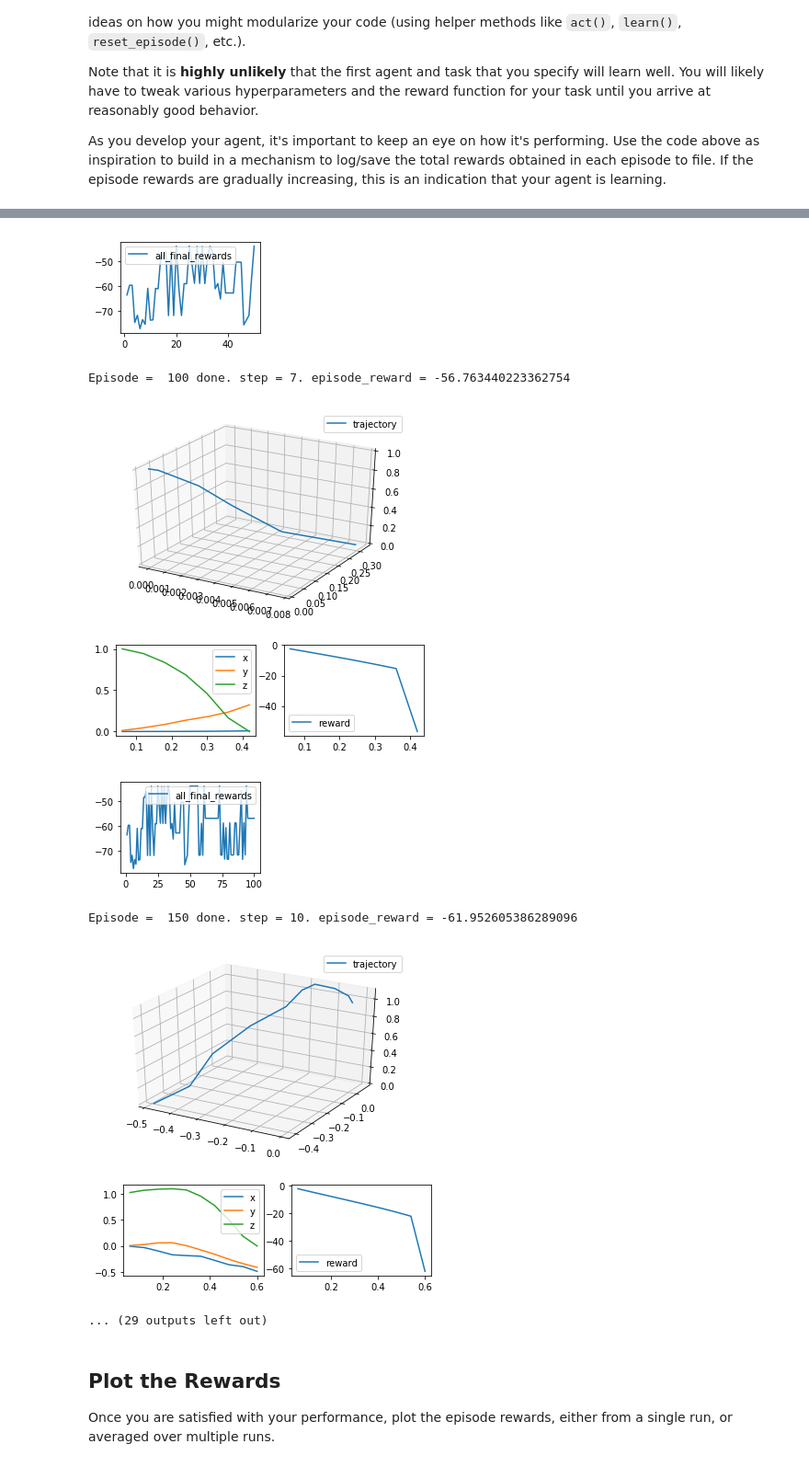
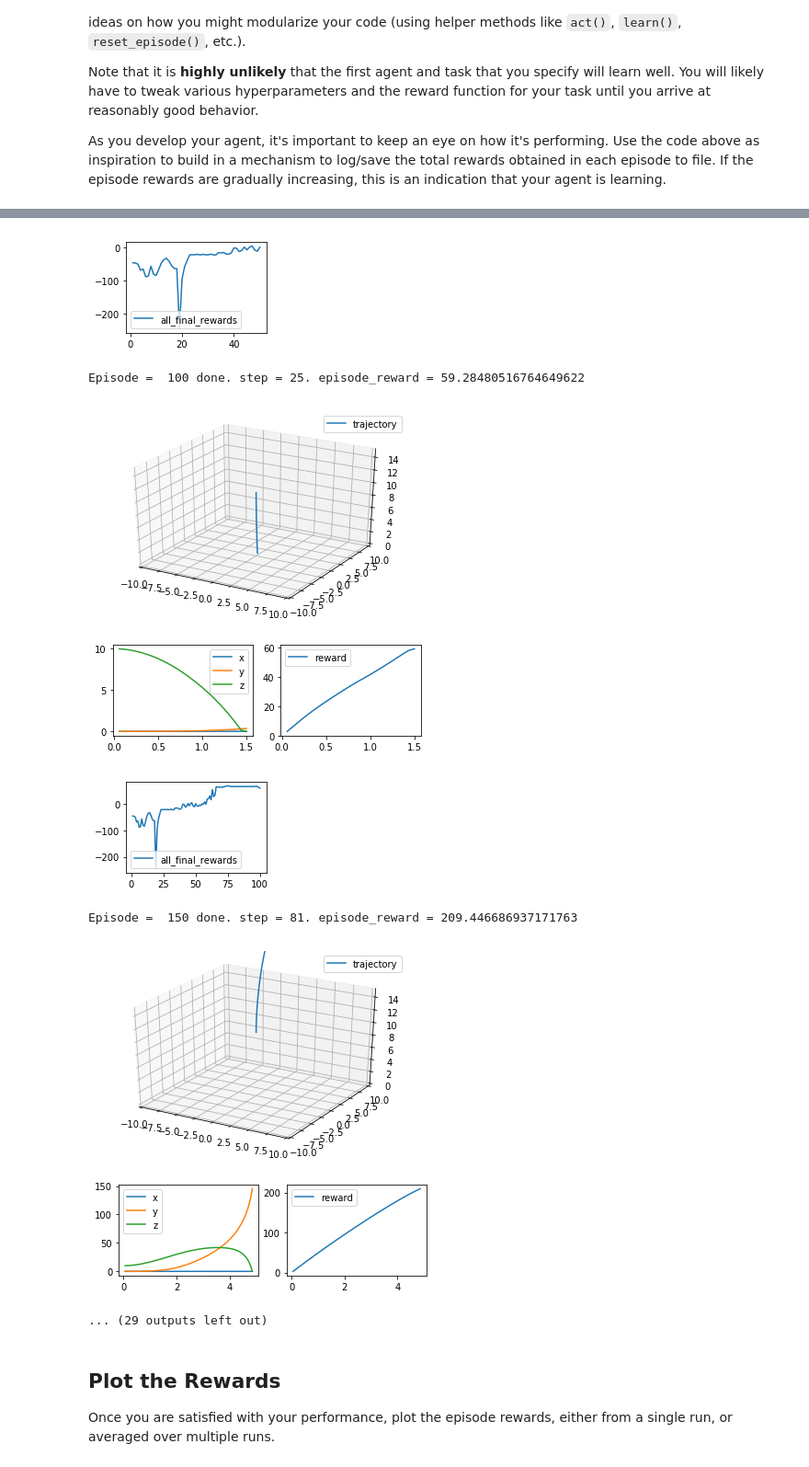
Before and after one commit to ajmssc/RL-Quadcopter-2, a Jupyter notebook: Quadcopter_Project.ipynb, the cells around one changed output, grey strips where cells are left out. Shown at 92% size. Drawn from its saved outputs; the diff is of its cells as text; code cells hidden in the pictures.

```diff
--- a/Quadcopter_Project.ipynb
+++ b/Quadcopter_Project.ipynb
@@ -224,7 +224,7 @@ from agents.agent import MyAgent
 from task import Task
 
 runtime = 5.  # time limit of the episode
-init_pose = np.array([0., 0., 1., 0., 0., 0.])  # initial position of the quadcopter in (x,y,z) dimensions and the Euler angles
+init_pose = np.array([0., 0., 10., 0., 0., 0.])  # initial position of the quadcopter in (x,y,z) dimensions and the Euler angles
 init_velocities = np.array([0., 0., 0.])  # initial velocity of the quadcopter in (x,y,z) dimensions
 init_angle_velocities = np.array([0., 0., 0.])  # initial radians/second for each of the three Euler angles
 file_output = 'data.txt'  # file name for saved results
@@ -236,7 +236,7 @@ task = Task(init_pose=init_pose,
             init_angle_velocities=init_angle_velocities,
             runtime=runtime,
             target_pos=target_pos)
-agent = MyAgent(task)
+agent = MyAgent(task, learning_rate_actor=0.0002, learning_rate_critic=0.00005, gamma=0.99, tau=0.01)
 done = False
 
 labels = ['time', 'x', 'y', 'z', 'phi', 'theta', 'psi', 'x_velocity',
@@ -278,6 +278,9 @@ for i_episode in range(1, num_episodes + 1):
                 ax = fig.gca(projection='3d')
                 ax.plot(results['x'], results['y'], results['z'], label='trajectory')
                 ax.legend()
+                plt.ylim(-10, 10)
+                plt.xlim(-10, 10)
+                ax.set_zlim(0,15)
                 plt.show()
 
                 plt.subplot(221)
@@ -309,11 +312,11 @@ Episode =   50 done. step = 7. episode_reward = -43.8212250883267954
-[figure, old version]
+[figure, new version]
-Episode =  100 done. step = 7. episode_reward = -56.763440223362754
+Episode =  100 done. step = 25. episode_reward = 59.28480516764649622
-[figure, old version]
+[figure, new version]
-[figure, old version]
+[figure, new version]
-[figure, old version]
+[figure, new version]
-Episode =  150 done. step = 10. episode_reward = -61.952605386289096
+Episode =  150 done. step = 81. episode_reward = 209.446686937171763
-[figure, old version]
+[figure, new version]
-[figure, old version]
+[figure, new version]
 ... (29 outputs left out)
 # %% [markdown]
 ## Plot the Rewards
```
Also changed, not shown: parts of 7 cells of this notebook, 7 other files.
